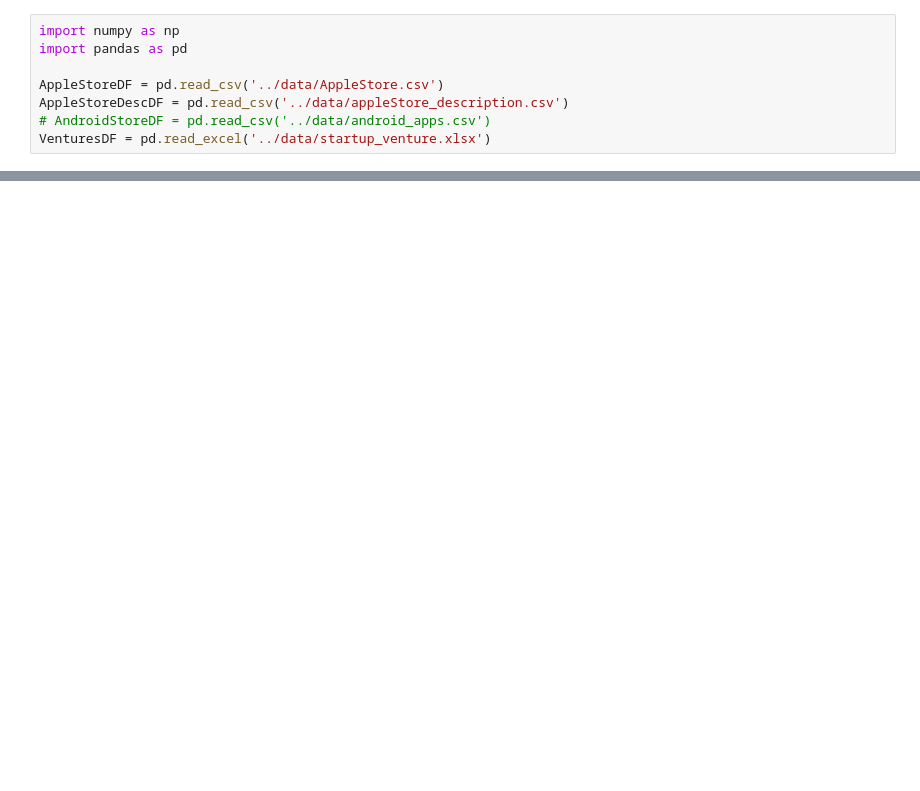
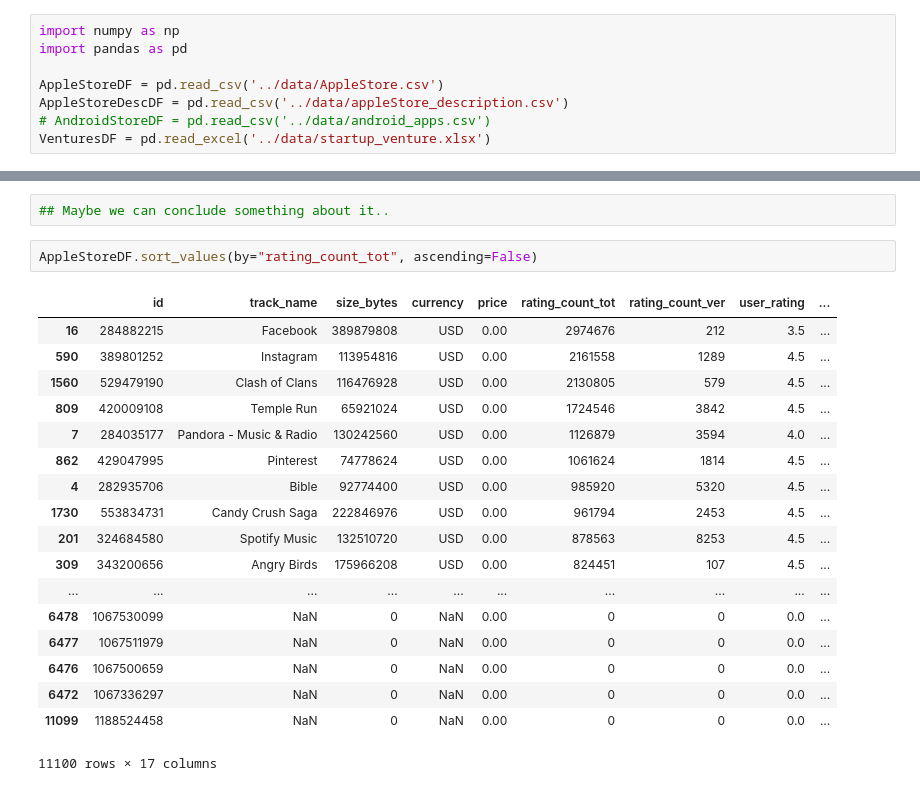
Before and after one commit to DonCarlosF/GroupProject, a Jupyter notebook: nb/AppStoreData.ipynb, the cells around one changed output, grey strips where cells are left out. Drawn from its saved outputs; the diff is of its cells as text; blank space fills up the shorter version.

```diff
--- a/nb/AppStoreData.ipynb
+++ b/nb/AppStoreData.ipynb
@@ -35,0 +64,23 @@ VenturesDF
+# %%
+## Maybe we can conclude something about it..
+# %%
+AppleStoreDF.sort_values(by="rating_count_tot", ascending=False)
+# %% [output]
+|  | id | track_name | size_bytes | currency | price | rating_count_tot | rating_count_ver | user_rating | ... |
+| 16 | 284882215 | Facebook | 389879808 | USD | 0.00 | 2974676 | 212 | 3.5 | ... |
+| 590 | 389801252 | Instagram | 113954816 | USD | 0.00 | 2161558 | 1289 | 4.5 | ... |
+| 1560 | 529479190 | Clash of Clans | 116476928 | USD | 0.00 | 2130805 | 579 | 4.5 | ... |
+| 809 | 420009108 | Temple Run | 65921024 | USD | 0.00 | 1724546 | 3842 | 4.5 | ... |
+| 7 | 284035177 | Pandora - Music & Radio | 130242560 | USD | 0.00 | 1126879 | 3594 | 4.0 | ... |
+| 862 | 429047995 | Pinterest | 74778624 | USD | 0.00 | 1061624 | 1814 | 4.5 | ... |
+| 4 | 282935706 | Bible | 92774400 | USD | 0.00 | 985920 | 5320 | 4.5 | ... |
+| 1730 | 553834731 | Candy Crush Saga | 222846976 | USD | 0.00 | 961794 | 2453 | 4.5 | ... |
+| 201 | 324684580 | Spotify Music | 132510720 | USD | 0.00 | 878563 | 8253 | 4.5 | ... |
+| 309 | 343200656 | Angry Birds | 175966208 | USD | 0.00 | 824451 | 107 | 4.5 | ... |
+| ... | ... | ... | ... | ... | ... | ... | ... | ... | ... |
+| 6478 | 1067530099 | NaN | 0 | NaN | 0.00 | 0 | 0 | 0.0 | ... |
+| 6477 | 1067511979 | NaN | 0 | NaN | 0.00 | 0 | 0 | 0.0 | ... |
+| 6476 | 1067500659 | NaN | 0 | NaN | 0.00 | 0 | 0 | 0.0 | ... |
+| 6472 | 1067336297 | NaN | 0 | NaN | 0.00 | 0 | 0 | 0.0 | ... |
+| 11099 | 1188524458 | NaN | 0 | NaN | 0.00 | 0 | 0 | 0.0 | ... |
+11100 rows × 17 columns
```
Also changed, not shown: parts of 16 cells of this notebook.
